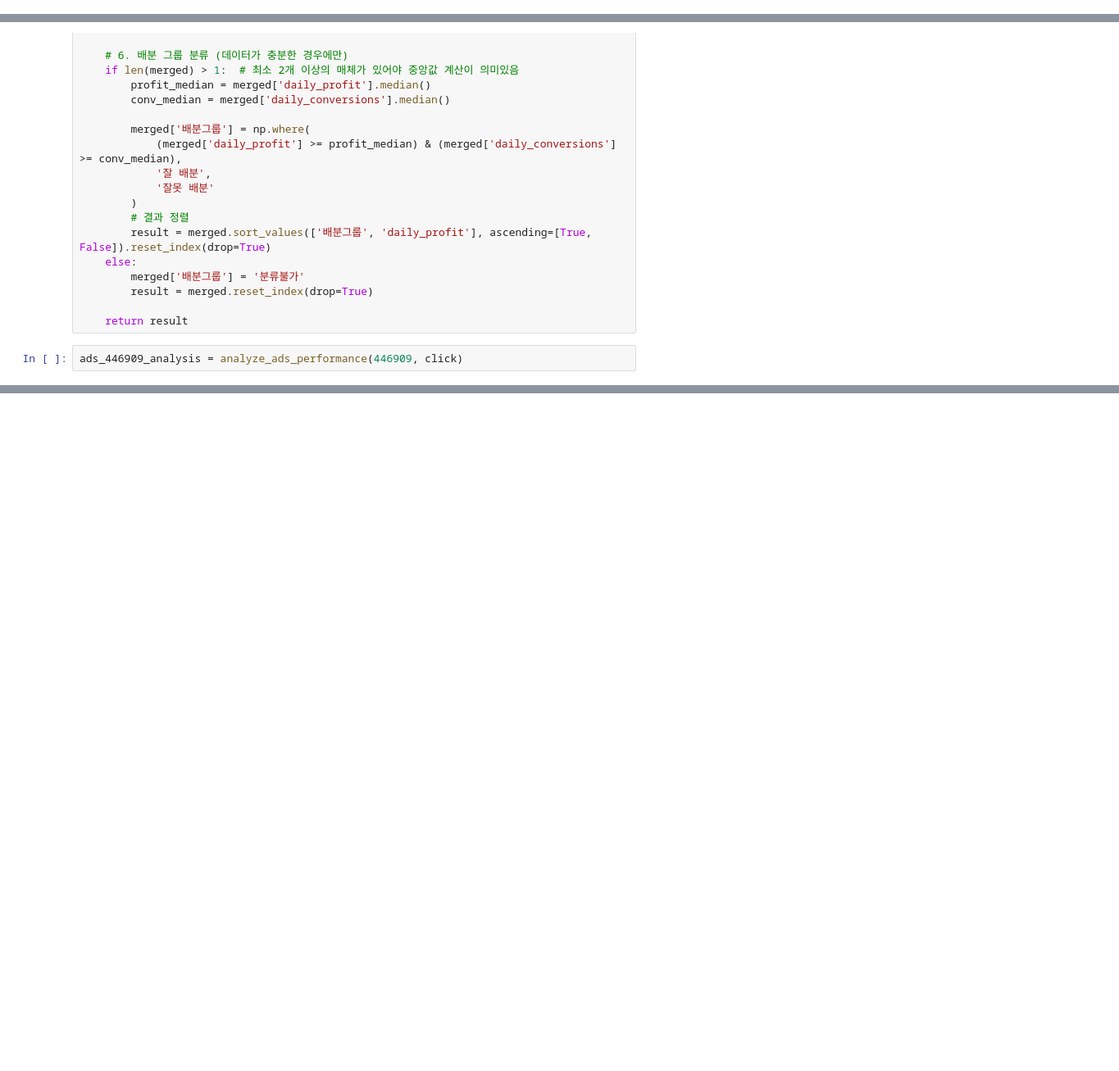
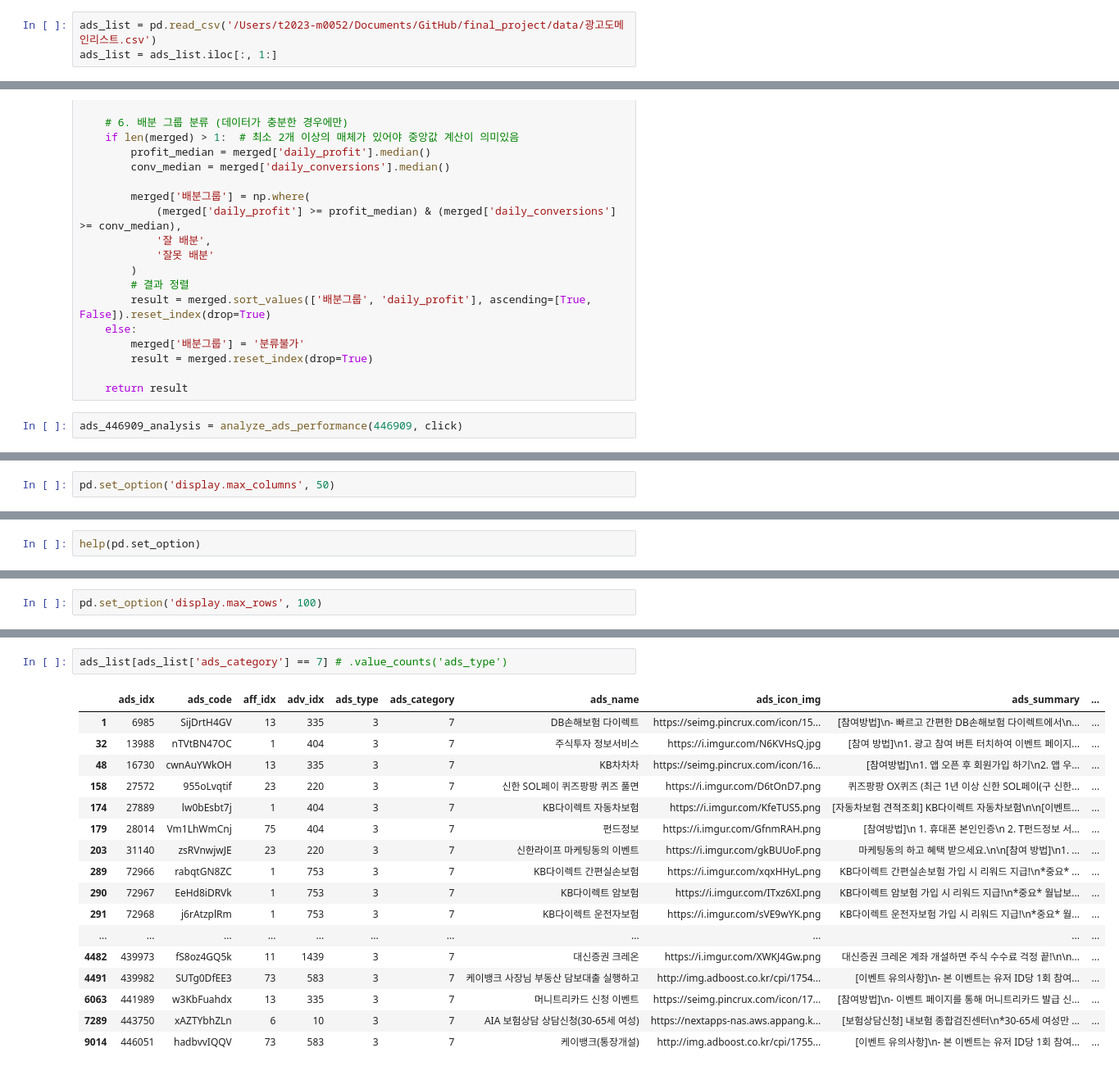
Before and after one commit to sese7414/reward_ads_project, a Jupyter notebook: Sehee/ads_performance.ipynb, the cells around one changed output, grey strips where cells are left out. Shown at 82% size. Drawn from its saved outputs; the diff is of its cells as text; blank space fills up the shorter version.

```diff
--- a/Sehee/ads_performance.ipynb
+++ b/Sehee/ads_performance.ipynb
@@ -10,3 +11,6 @@ media_portfolio = pd.read_csv("/Users/Jiwon/Documents/GitHub/final_project/Jiwon
+# %%
+ads_list = pd.read_csv('/Users/t2023-m0052/Documents/GitHub/final_project/data/광고도메인리스트.csv')
+ads_list = ads_list.iloc[:, 1:]
 # %%
 def analyze_ads_performance(ads_idx, click_data, media_portfolio=None):
     """
@@ -93,0 +122,2 @@ ads_446909_analysis = analyze_ads_performance(446909, click)
+# %%
+pd.set_option('display.max_columns', 50)
@@ -93,0 +567,2 @@ ads_446909_analysis = analyze_ads_performance(446909, click)
+# %%
+help(pd.set_option)
@@ -93,0 +587,2 @@ ads_446909_analysis = analyze_ads_performance(446909, click)
+# %%
+pd.set_option('display.max_rows', 100)
@@ -93,0 +891,20 @@ ads_446909_analysis = analyze_ads_performance(446909, click)
+# %%
+ads_list[ads_list['ads_category'] == 7] # .value_counts('ads_type')
+# %% [output]
+|  | ads_idx | ads_code | aff_idx | adv_idx | ads_type | ads_category | ads_name | ads_icon_img | ads_summary | ... |
+| 1 | 6985 | SijDrtH4GV | 13 | 335 | 3 | 7 | DB손해보험 다이렉트 | https://seimg.pincrux.com/icon/15... | [참여방법]\n- 빠르고 간편한 DB손해보험 다이렉트에서\n... | ... |
+| 32 | 13988 | nTVtBN47OC | 1 | 404 | 3 | 7 | 주식투자 정보서비스 | https://i.imgur.com/N6KVHsQ.jpg | [참여 방법]\n1. 광고 참여 버튼 터치하여 이벤트 페이지... | ... |
+| 48 | 16730 | cwnAuYWkOH | 13 | 335 | 3 | 7 | KB차차차 | https://seimg.pincrux.com/icon/16... | [참여방법]\n1. 앱 오픈 후 회원가입 하기\n2. 앱 우... | ... |
+| 158 | 27572 | 955oLvqtif | 23 | 220 | 3 | 7 | 신한 SOL페이 퀴즈팡팡 퀴즈 풀면 | https://i.imgur.com/D6tOnD7.png | 퀴즈팡팡 OX퀴즈 (최근 1년 이상 신한 SOL페이(구 신한... | ... |
+| 174 | 27889 | lw0bEsbt7j | 1 | 404 | 3 | 7 | KB다이렉트 자동차보험 | https://i.imgur.com/KfeTUS5.png | [자동차보험 견적조회] KB다이렉트 자동차보험\n\n[이벤트... | ... |
+| 179 | 28014 | Vm1LhWmCnj | 75 | 404 | 3 | 7 | 펀드정보 | https://i.imgur.com/GfnmRAH.png | [참여방법]\n 1. 휴대폰 본인인증\n 2. T펀드정보 서... | ... |
+| 203 | 31140 | zsRVnwjwJE | 23 | 220 | 3 | 7 | 신한라이프 마케팅동의 이벤트 | https://i.imgur.com/gkBUUoF.png | 마케팅동의 하고 혜택 받으세요.\n\n[참여 방법]\n1. ... | ... |
+| 289 | 72966 | rabqtGN8ZC | 1 | 753 | 3 | 7 | KB다이렉트 간편실손보험 | https://i.imgur.com/xqxHHyL.png | KB다이렉트 간편실손보험 가입 시 리워드 지급!\n*중요* ... | ... |
+| 290 | 72967 | EeHd8iDRVk | 1 | 753 | 3 | 7 | KB다이렉트 암보험 | https://i.imgur.com/ITxz6XI.png | KB다이렉트 암보험 가입 시 리워드 지급!\n*중요* 월납보... | ... |
+| 291 | 72968 | j6rAtzplRm | 1 | 753 | 3 | 7 | KB다이렉트 운전자보험 | https://i.imgur.com/sVE9wYK.png | KB다이렉트 운전자보험 가입 시 리워드 지급!\n*중요* 월... | ... |
+| ... | ... | ... | ... | ... | ... | ... | ... | ... | ... | ... |
+| 4482 | 439973 | fS8oz4GQ5k | 11 | 1439 | 3 | 7 | 대신증권 크레온 | https://i.imgur.com/XWKJ4Gw.png | 대신증권 크레온 계좌 개설하면 주식 수수료 걱정 끝!\n\n... | ... |
+| 4491 | 439982 | SUTg0DfEE3 | 73 | 583 | 3 | 7 | 케이뱅크 사장님 부동산 담보대출 실행하고 | http://img.adboost.co.kr/cpi/1754... | [이벤트 유의사항]\n- 본 이벤트는 유저 ID당 1회 참여... | ... |
+| 6063 | 441989 | w3KbFuahdx | 13 | 335 | 3 | 7 | 머니트리카드 신청 이벤트 | https://seimg.pincrux.com/icon/17... | [참여방법]\n- 이벤트 페이지를 통해 머니트리카드 발급 신... | ... |
+| 7289 | 443750 | xAZTYbhZLn | 6 | 10 | 3 | 7 | AIA 보험상담 상담신청(30-65세 여성) | https://nextapps-nas.aws.appang.k... | [보험상담신청] 내보험 종합검진센터\n*30-65세 여성만 ... | ... |
+| 9014 | 446051 | hadbvvIQQV | 73 | 583 | 3 | 7 | 케이뱅크(통장개설) | http://img.adboost.co.kr/cpi/1755... | [이벤트 유의사항]\n- 본 이벤트는 유저 ID당 1회 참여... | ... |
```
Also changed, not shown: parts of 75 cells of this notebook, 2 other files.
